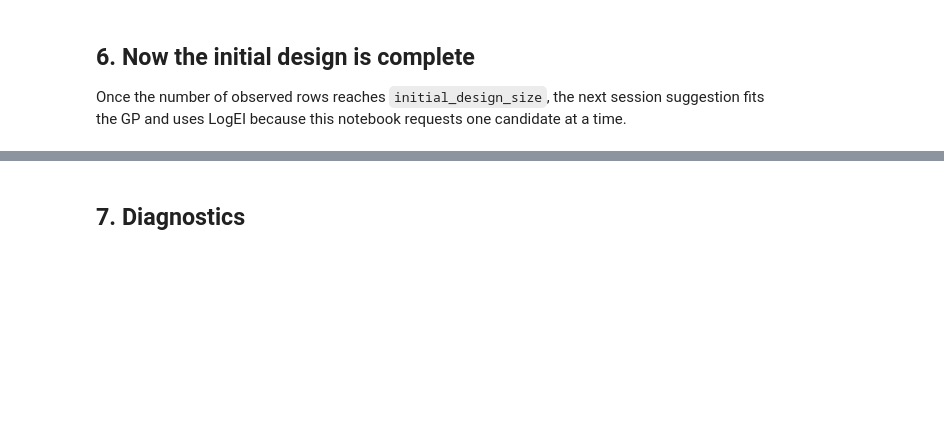
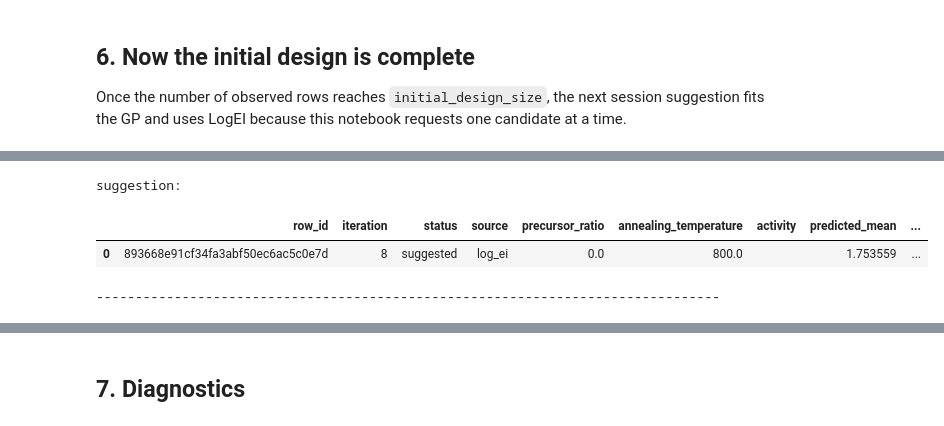
Before and after one commit to angzeli/bo-forge, a Jupyter notebook: notebooks/01_maximisation_logei_campaign.ipynb, the cells around one changed output, grey strips where cells are left out. Cells and saved outputs as stored; diff of their text form; code cells hidden in the pictures; blank space fills up the shorter version.

```diff
--- a/notebooks/01_maximisation_logei_campaign.ipynb
+++ b/notebooks/01_maximisation_logei_campaign.ipynb
@@ -143,0 +241,10 @@ df.loc[df["row_id"] == str(suggestion.loc[0, "row_id"])]
+# %%
+suggestion = request_one_candidate()
+print("suggestion:")
+display(suggestion)
+print("--"*40)
+# %% [output]
+suggestion:
+|  | row_id | iteration | status | source | precursor_ratio | annealing_temperature | activity | predicted_mean | ... |
+| 0 | 893668e91cf34fa3abf50ec6ac5c0e7d | 8 | suggested | log_ei | 0.0 | 800.0 |  | 1.753559 | ... |
+--------------------------------------------------------------------------------
```
Also changed, not shown: parts of 15 cells of this notebook, 9 other files.
